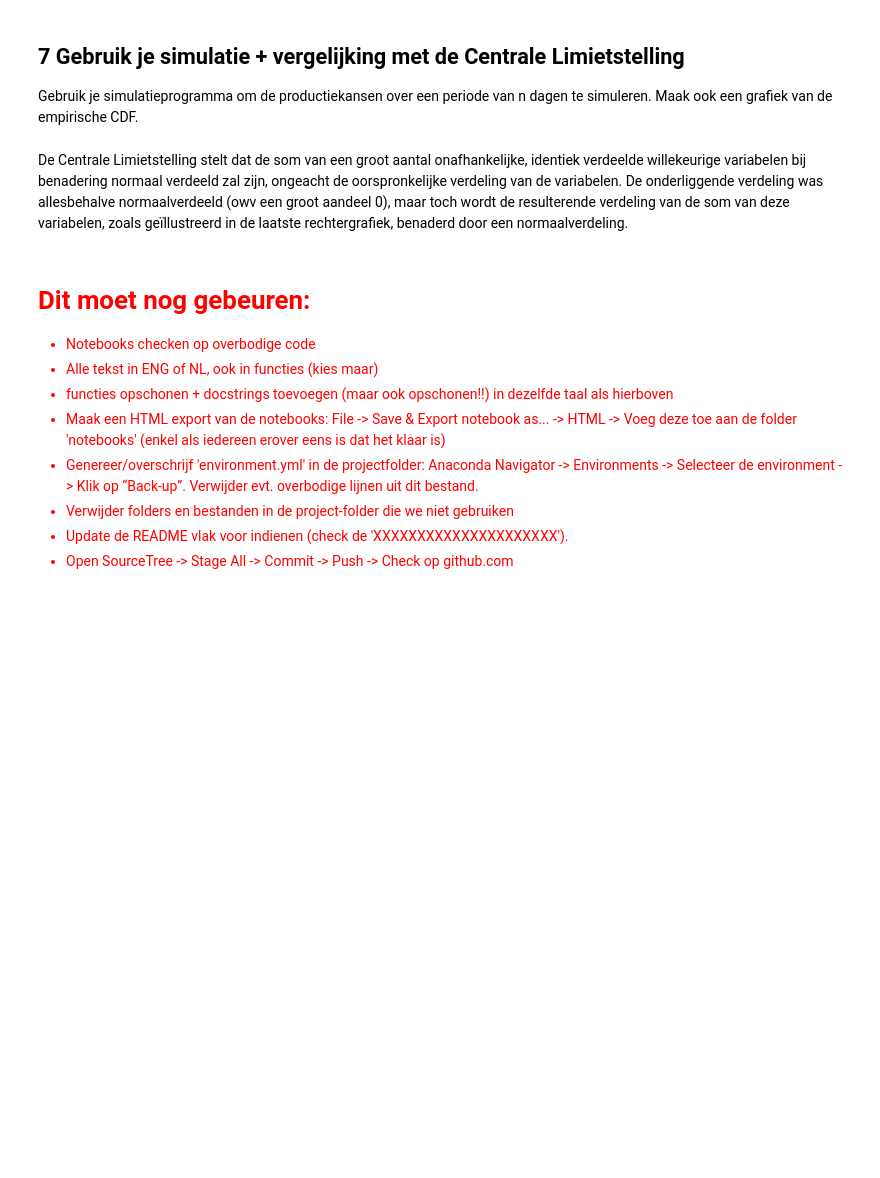
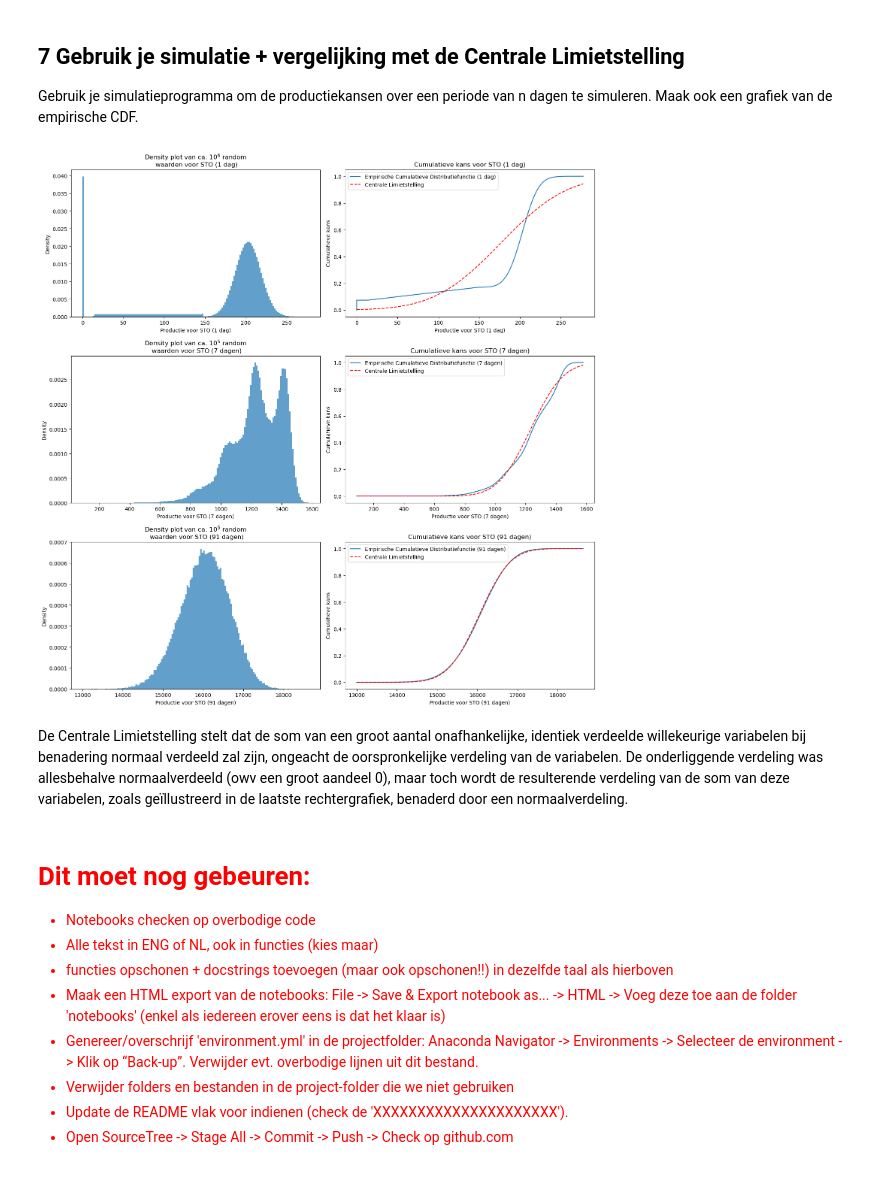
Before and after one commit to craftyraf/project-productie-proces, a Jupyter notebook: notebooks/Deel 1 - productieproces.ipynb, the cells around one changed output. Cells and saved outputs as stored; diff of their text form; code cells hidden in the pictures; blank space fills up the shorter version.

```diff
--- a/notebooks/Deel 1 - productieproces.ipynb
+++ b/notebooks/Deel 1 - productieproces.ipynb
@@ -347,34 +389,36 @@ filename = os.path.join(output_path, f'{location}.json')
 with open(filename, 'r') as json_file:
     data = json.load(json_file)
 
 share_1, share_2, lower_bound_s2, upper_bound_s2, param1_s3, param2_s3 = \
     (data[location][key] for key in ['share_1', 'share_2',
                                      'lower_bound_s2', 'upper_bound_s2',
                                      'param1_s3', 'param2_s3'])
 
 # Simulate data for each n_days value and plot histograms and CDFs
 fig, axs = plt.subplots(len(n_days_values), 2, figsize=(15, 5*len(n_days_values)))
 
 for i, n_days in enumerate(n_days_values):
     # Simulate data
     simulated_data = simulate(share_1, share_2, lower_bound_s2, upper_bound_s2, param1_s3, param2_s3, n_days)
 
     # Plot histogram
-    plot_histogram(axs[i, 0], simulated_data, n_days, location)
+    plot_multiple_histograms(axs[i, 0], simulated_data, n_days, location)
 
     # Plot CDF
     plot_cdf(axs[i, 1], simulated_data, n_days, location)
 
     # Add CLT line to CDF plot
     mean_simulated = np.mean(simulated_data)
     std_simulated = np.std(simulated_data)
     x_values = np.linspace(min(simulated_data), max(simulated_data), 100)
     y_values = norm.cdf(x_values, mean_simulated, std_simulated)
     axs[i, 1].plot(x_values, y_values, label='Centrale Limietstelling', color='red', linestyle='--')
     axs[i, 1].legend(loc='upper left')
 
 plt.tight_layout()
 plt.show()
+# %% [output]
+[figure, added]
 # %% [markdown]
 De Centrale Limietstelling stelt dat de som van een groot aantal onafhankelijke, identiek verdeelde willekeurige variabelen bij benadering normaal verdeeld zal zijn, ongeacht de oorspronkelijke verdeling van de variabelen. De onderliggende verdeling was allesbehalve normaalverdeeld (owv een groot aandeel 0), maar toch wordt de resulterende verdeling van de som van deze variabelen, zoals geïllustreerd in de laatste rechtergrafiek, benaderd door een normaalverdeling.
 # %% [markdown]
```
Also changed, not shown: parts of 3 cells of this notebook, 1 other file.
